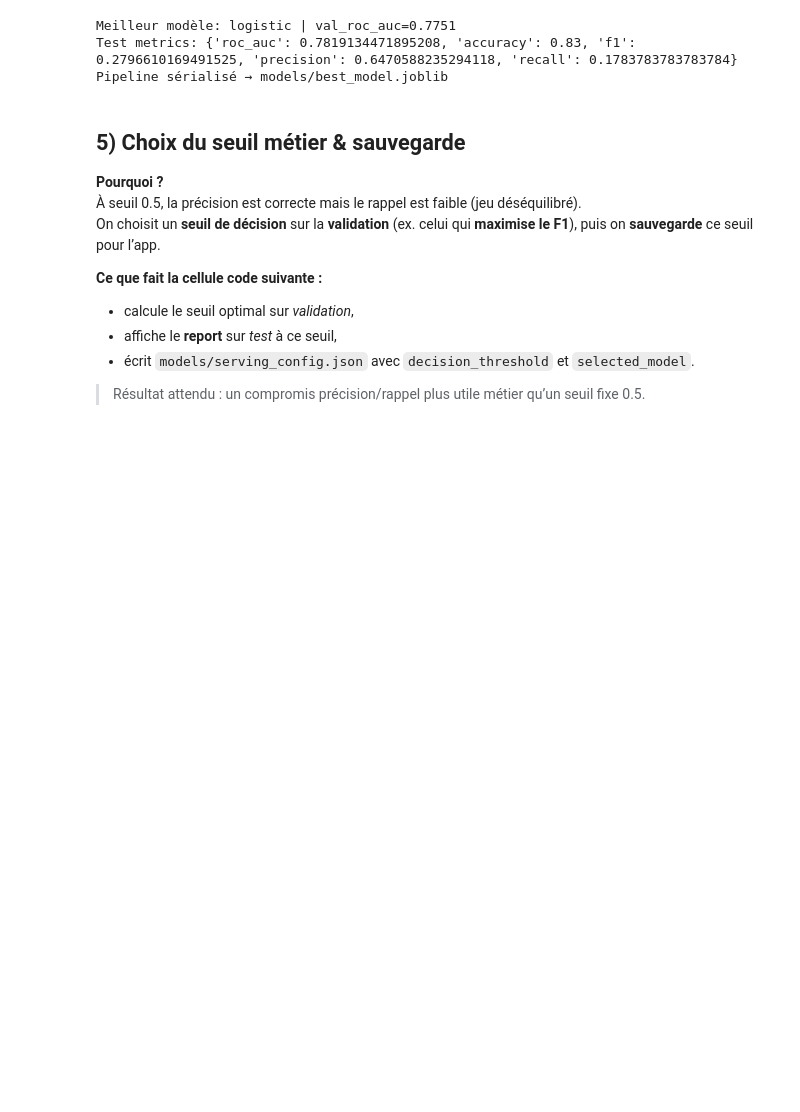
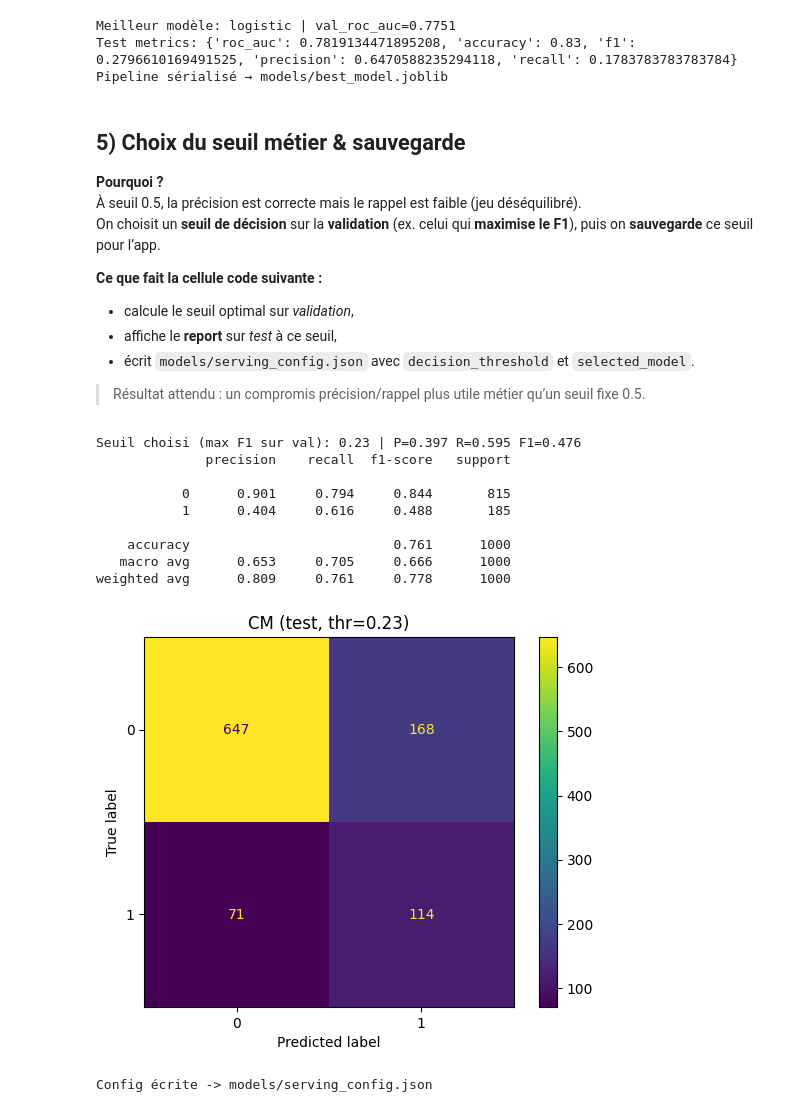
Before and after one commit to mimimonna/MLOps, a Jupyter notebook: Projet.ipynb, the cells around one changed output. Drawn from its saved outputs; the diff is of its cells as text; code cells hidden in the pictures; blank space fills up the shorter version.

Commit message:
Commit 10 Hugo - Choix du seuil de décision

```diff
--- a/Projet.ipynb
+++ b/Projet.ipynb
@@ -341,3 +341,47 @@ On choisit un **seuil de décision** sur la **validation** (ex. celui qui **maxi
 - écrit `models/serving_config.json` avec `decision_threshold` et `selected_model`.
 
 > Résultat attendu : un compromis précision/rappel plus utile métier qu’un seuil fixe 0.5.
+# %%
+# Choix d'un seuil qui maximise le F1 sur la validation, puis sauvegarde pour l'app
+import numpy as np, json
+from sklearn.metrics import precision_score, recall_score, f1_score, classification_report, ConfusionMatrixDisplay
+import matplotlib.pyplot as plt
+
+best_model = best["model"]  # issu de l'étape 4
+val_prob  = best_model.predict_proba(X_val)[:, 1]
+test_prob = best_model.predict_proba(X_test)[:, 1]
+
+ths = np.linspace(0, 1, 201)
+scores = []
+for t in ths:
+    yv = (val_prob >= t).astype(int)
+    scores.append((t,
+                   precision_score(y_val, yv, zero_division=0),
+                   recall_score(y_val, yv),
+                   f1_score(y_val, yv)))
+
+thr_star, p_val, r_val, f1_val = max(scores, key=lambda x: x[3])
+print(f"Seuil choisi (max F1 sur val): {thr_star:.2f} | P={p_val:.3f} R={r_val:.3f} F1={f1_val:.3f}")
+
+# Report test au seuil choisi
+yt = (test_prob >= thr_star).astype(int)
+print(classification_report(y_test, yt, digits=3))
+ConfusionMatrixDisplay.from_predictions(y_test, yt); plt.title(f'CM (test, thr={thr_star:.2f})'); plt.show()
+
+# Sauvegarde pour l'app Streamlit
+cfg = {"decision_threshold": float(thr_star), "selected_model": best["kind"]}
+with open("models/serving_config.json", "w") as f:
+    json.dump(cfg, f, indent=2)
+print("Config écrite -> models/serving_config.json")
+# %% [output]
+Seuil choisi (max F1 sur val): 0.23 | P=0.397 R=0.595 F1=0.476
+              precision    recall  f1-score   support
+
+           0      0.901     0.794     0.844       815
+           1      0.404     0.616     0.488       185
+
+    accuracy                          0.761      1000
+   macro avg      0.653     0.705     0.666      1000
+weighted avg      0.809     0.761     0.778      1000
+[figure, added]
+Config écrite -> models/serving_config.json
```
Also changed, not shown: parts of 1 cell of this notebook.
